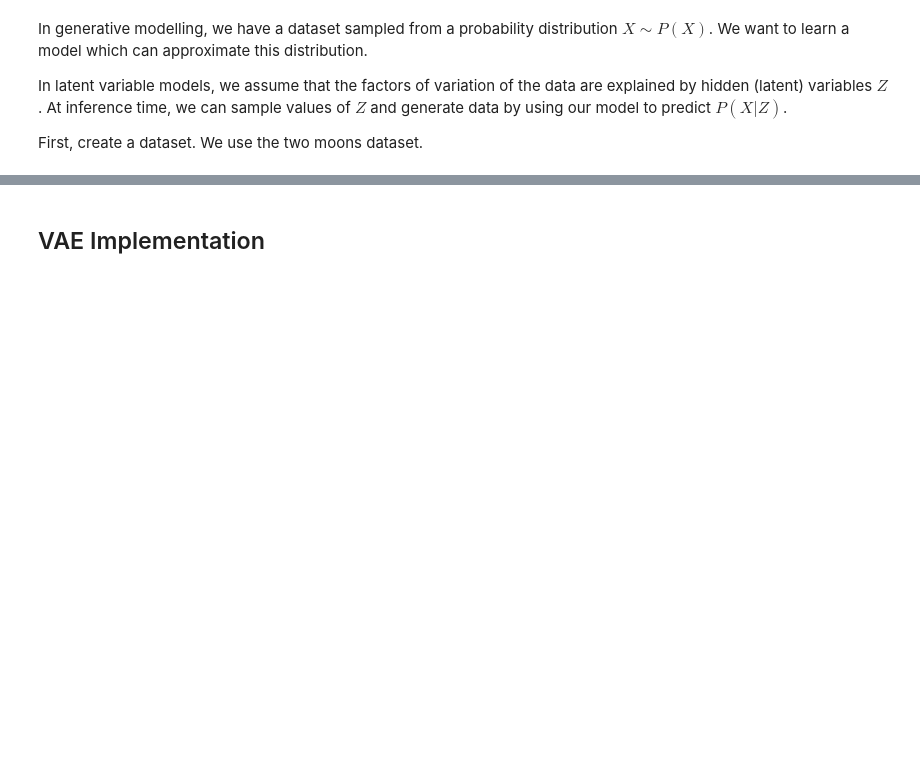
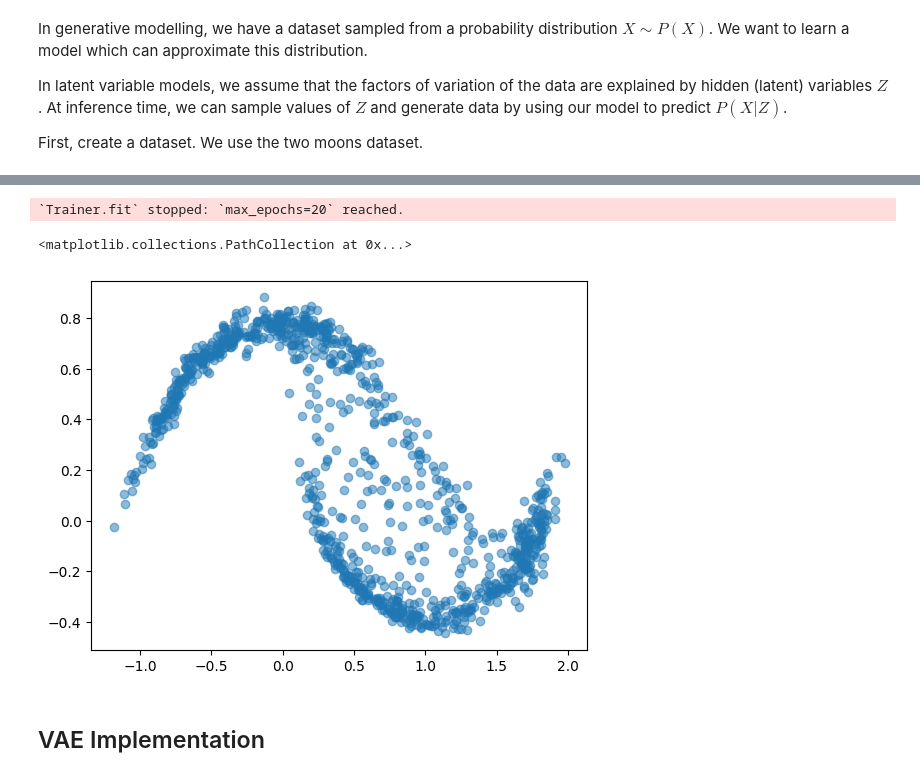
Before and after one commit to Charl-AI/ml_basics, a Jupyter notebook: generative_models/tutorial.ipynb, the cells around one changed output, grey strips where cells are left out. Saved outputs shown, nothing was run; the diff lists cells and outputs as text; code cells hidden in the pictures; blank space fills up the shorter version.

```diff
--- a/generative_models/tutorial.ipynb
+++ b/generative_models/tutorial.ipynb
@@ -49,0 +52,76 @@ Image.open("outputs/moons.png").show()
+# %%
+import torch.nn as nn
+import torch.nn.functional as F
+import pytorch_lightning as pl
+import torch.distributions
+import torch
+import torch.optim
+from functorch import vmap
+
+# Generative Model via Monte-Carlo integration
+class MonteCarloGen(pl.LightningModule):
+    def __init__(self, input_dim: int, hidden_dim: int, latent_dim) -> None:
+        super().__init__()
+        latent_shape = (latent_dim,)
+        self.latent_dim = latent_dim
+        self.prior = torch.distributions.MultivariateNormal(
+            loc=torch.zeros(latent_shape),
+            covariance_matrix=torch.diag_embed(torch.ones(latent_shape)),
+        )
+        self.generative_model = nn.Sequential(
+            nn.Linear(in_features=latent_dim, out_features=hidden_dim),
+            nn.LeakyReLU(inplace=True),
+            nn.Linear(in_features=hidden_dim, out_features=hidden_dim),
+            nn.LeakyReLU(inplace=True),
+            nn.Linear(in_features=hidden_dim, out_features=input_dim),
+        )
+
+    def forward(self, num_samples: int) -> torch.Tensor:
+        z = self.prior.sample((num_samples,))
+        x_hat = self.generative_model(z)
+        return x_hat
+
+    def likelihood(self, x: torch.Tensor, num_mc_samples: int = 100) -> torch.Tensor:
+        z = self.prior.rsample((num_mc_samples, x.shape[0],))
+        x_hat = vmap(self.generative_model)(z)
+        # Observational likelihood
+        observational_posterior = torch.distributions.MultivariateNormal(
+            loc=x, covariance_matrix=torch.diag_embed(0.1 * torch.ones_like(x))
+        ).expand(batch_shape=(num_mc_samples, x.shape[0]))
+
+        observational_likelihood = observational_posterior.log_prob(x_hat)
+        # Latent likelihood
+        prior = self.prior.expand(batch_shape=(num_mc_samples, x.shape[0]))
+        latent_likelihood = prior.log_prob(
+            torch.reshape(z, shape=(num_mc_samples, x.shape[0], -1))
+        )
+
+        # Joint likelihood
+        joint_likelihood = torch.log(
+            torch.mean(
+                torch.exp(observational_likelihood) + torch.exp(latent_likelihood),
+                dim=0,
+            )
+        )
+        return joint_likelihood
+
+    def training_step(self, batch, batch_idx):
+        x, _ = batch
+        likelihood = self.likelihood(x)
+        likelihood = torch.mean(likelihood)
+        loss = -likelihood
+        self.log_dict({"likelihood": likelihood})
+
+        return loss
+
+    def configure_optimizers(self):
+        optimizer = torch.optim.Adam(params=self.parameters(), lr=1e-3)
+        return [optimizer], []
+
+
+model = MonteCarloGen(input_dim=2, hidden_dim=64, latent_dim=32)
+trainer = pl.Trainer(max_epochs=20)
+trainer.fit(model, train_loader)
+samples = model(1000).detach().numpy()
+plt.scatter(samples[:, 0], samples[:, 1], cmap="rainbow", alpha=0.5)
+# %% [output]
@@ -50,3 +141,6 @@ Image.open("outputs/moons.png").show()
+`Trainer.fit` stopped: `max_epochs=20` reached.
+<matplotlib.collections.PathCollection at 0x...>
+[figure, added]
 # %% [markdown]
 ## VAE Implementation
 # %%
```
Also changed, not shown: parts of 4 cells of this notebook.
